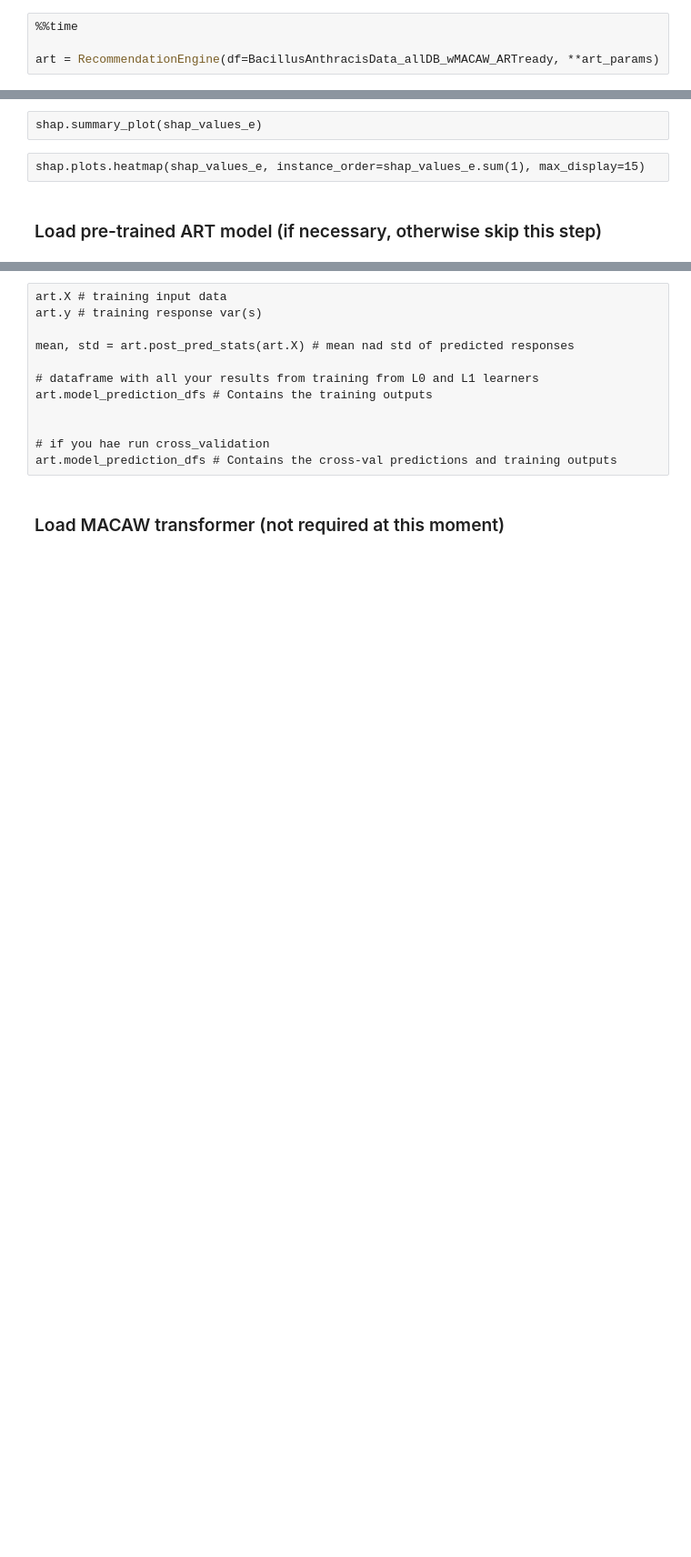
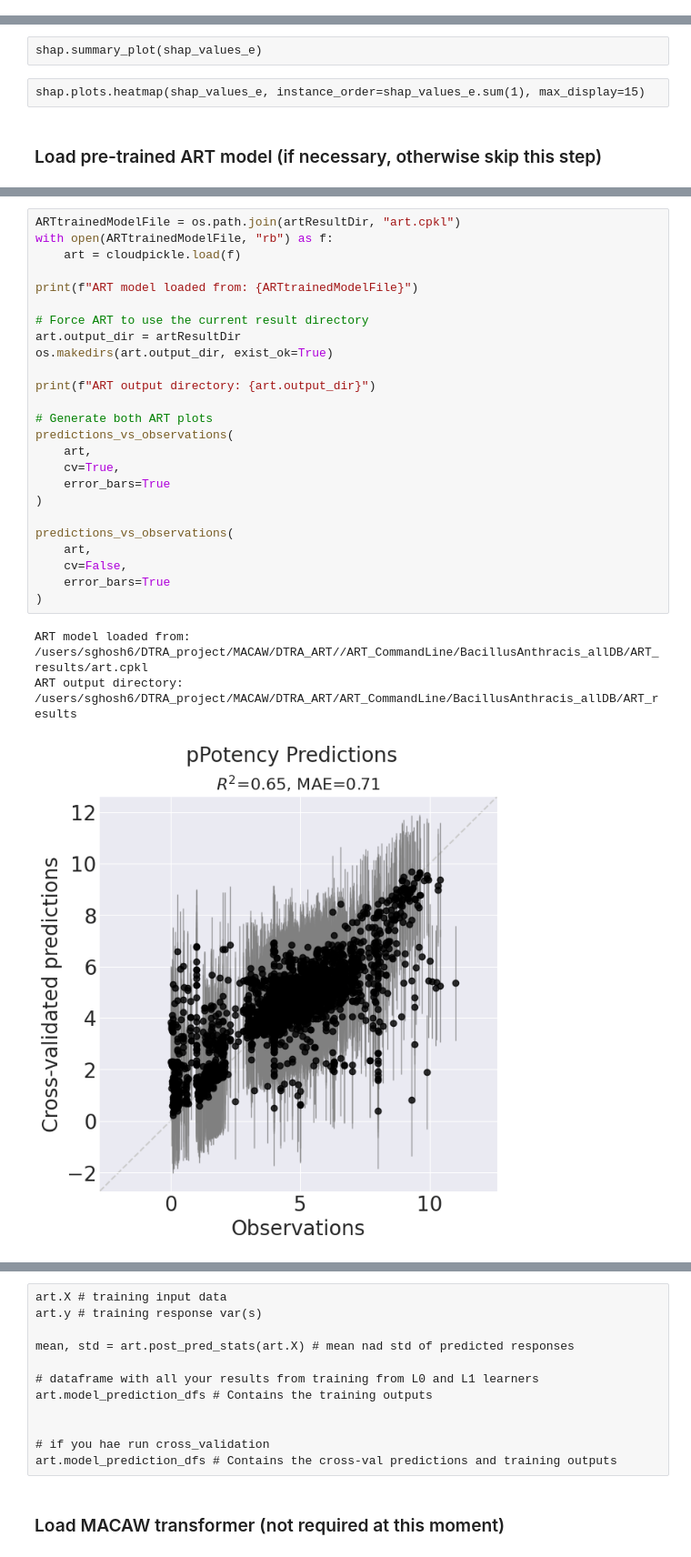
Before and after one commit to soumyadeepghosh35/DTRA_ART, a Jupyter notebook: DTRA_project_notebooks/Step5_ART_BacillusAnthracis-allDB.ipynb, the cells around one changed output, grey strips where cells are left out. Shown at 91% size. Cells and saved outputs as stored; diff of their text form; blank space fills up the shorter version.

```diff
--- a/DTRA_project_notebooks/Step5_ART_BacillusAnthracis-allDB.ipynb
+++ b/DTRA_project_notebooks/Step5_ART_BacillusAnthracis-allDB.ipynb
@@ -122,7 +131,3 @@ art_params = {
 }
 # %% [markdown]
 ### Run ART without recommendations but with cross-validations to gauge how generalizable the results are
-# %%
-%%time
-
-art = RecommendationEngine(df=BacillusAnthracisData_allDB_wMACAW_ARTready, **art_params)
@@ -166,0 +180,29 @@ print(f" ART model loaded from: {ARTtrainedModelFile}")
+# %%
+ARTtrainedModelFile = os.path.join(artResultDir, "art.cpkl")
+with open(ARTtrainedModelFile, "rb") as f:
+    art = cloudpickle.load(f)
+
+print(f"ART model loaded from: {ARTtrainedModelFile}")
+
+# Force ART to use the current result directory
+art.output_dir = artResultDir
+os.makedirs(art.output_dir, exist_ok=True)
+
+print(f"ART output directory: {art.output_dir}")
+
+# Generate both ART plots
+predictions_vs_observations(
+    art,
+    cv=True,
+    error_bars=True
+)
+
+predictions_vs_observations(
+    art,
+    cv=False,
+    error_bars=True
+)
+# %% [output]
+ART model loaded from: /users/sghosh6/DTRA_project/MACAW/DTRA_ART//ART_CommandLine/BacillusAnthracis_allDB/ART_results/art.cpkl
+ART output directory: /users/sghosh6/DTRA_project/MACAW/DTRA_ART/ART_CommandLine/BacillusAnthracis_allDB/ART_results
+[figure, added]
```
Also changed, not shown: parts of 11 cells of this notebook, 1 other file.
